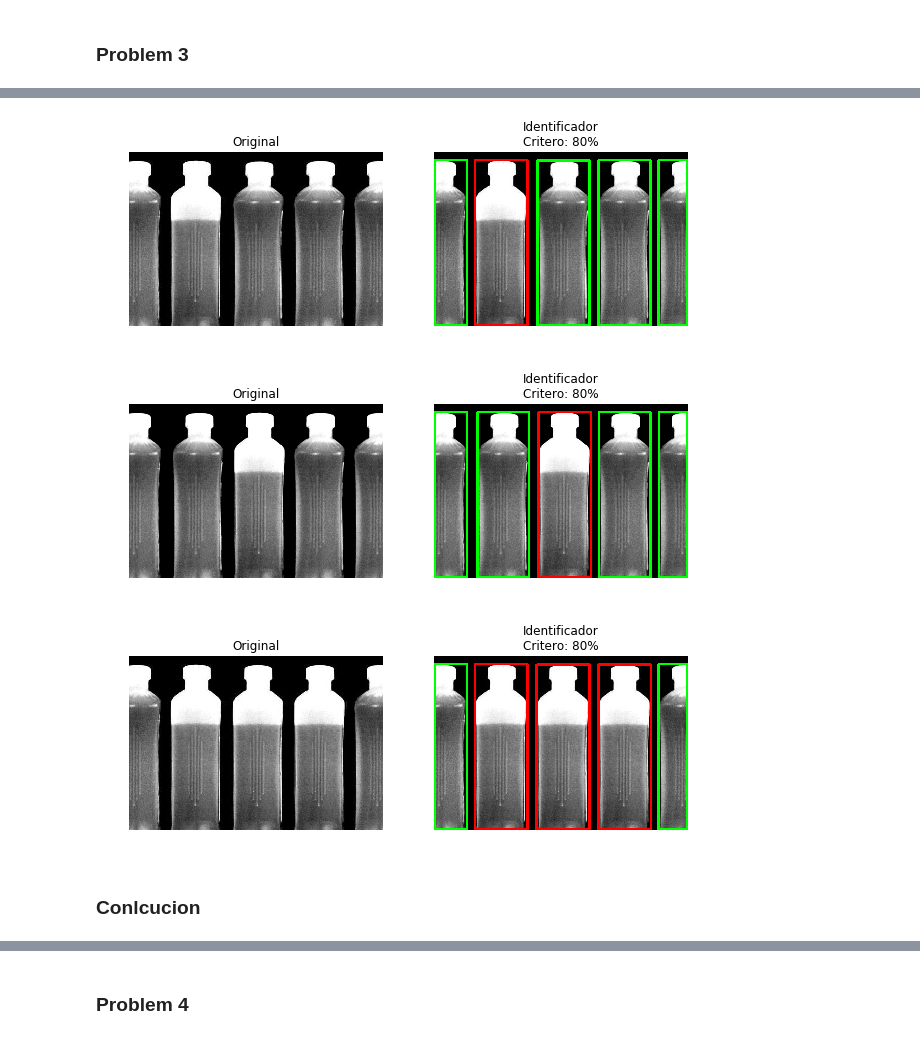
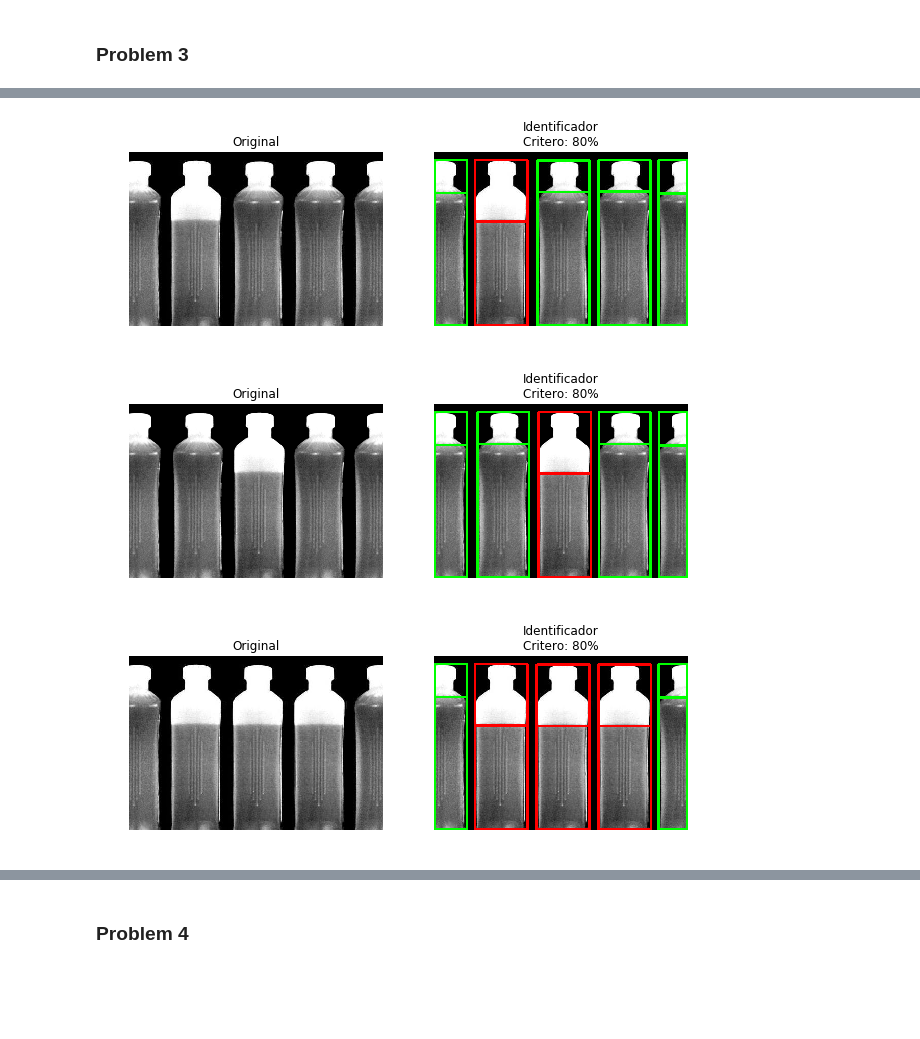
Before and after one commit to Jorgee1/Journey-to-PDI, a Jupyter notebook: Taller_5/problem_set_5.ipynb, the cells around one changed output, grey strips where cells are left out. Drawn from its saved outputs; the diff is of its cells as text; code cells hidden in the pictures; blank space fills up the shorter version.

```diff
--- a/Taller_5/problem_set_5.ipynb
+++ b/Taller_5/problem_set_5.ipynb
@@ -182,11 +182,6 @@ filled bottles and the regions that are detected as not properly filled bottles.
 Color = {
     "Good": (   0, 255,   0),
     "Bad" : ( 255,   0,   0),
-    "0": ( 255,   0,   0),
-    "1": (   0, 255,   0),
-    "2": (   0,   0, 255),
-    "3": ( 255, 255,   0),
-    "4": (   0, 255, 255)
 }
 
 def blur(img, kernel):
@@ -225,6 +220,13 @@ img = [
 # Identificador ###############################################
 
 def bottleCheker(img, limit):
+    # Funcion identificadora del nivel de llenado de botellas
+    #
+    # Como parametros de entrada toma la imagen de las botellas y el porcentaje de llenado aceptable
+    #
+    # De salida regresa la imagen de entrada, pero con las botellas aceptables en verde y las defectuosas en rojo.
+    # Tambien señala el nivel indetificado de llenado
+    #
     test = img.copy()
     drawer = gray2rgb(test)
 
@@ -269,8 +271,7 @@ def bottleCheker(img, limit):
             color = "Good"
 
         drawer = rect(drawer, (min(cor_x) ,min(cor_y) ,max(cor_x) ,max(cor_y)), Color[color])
-        #drawer = rect(drawer, (halfCoorMin[i][0] ,halfCoorMin[i][1] ,halfCoorMax[i][0] ,halfCoorMax[i][1]), Color[color])
-        # print(max(cor_y) - min(cor_y), " ", halfCoorMax[i][1]-halfCoorMin[i][1])
+        drawer = rect(drawer, (min(cor_x) ,min(cor_y), max(cor_x), halfCoorMax[index][1]), Color[color])
 
 
     return drawer
@@ -279,35 +280,33 @@ def bottleCheker(img, limit):
 
 
 # ploter ######################################################
 porcentaje = 80
 for i in range(len(img)):
     plt.figure(figsize=(10,10))
 
     temp = img[i].copy()
 
     plt.subplot(1, 2, 1)
     plt.imshow(temp, cmap="gray")
     plt.title("Original")
     plt.axis("off")
 
     plt.subplot(1, 2, 2)
     plt.imshow(bottleCheker(temp, porcentaje), cmap="gray")
     plt.title("Identificador\nCritero: " + str(porcentaje) + "%")
     plt.axis("off")
 
     plt.show()
 
 ###############################################################
 
 
 # Clean Up ####################################################
 img    = None
 Color  = None
 temp   = None
 ###############################################################
 # %% [output]
-[figure, old version]
+[figure, new version]
-[figure, old version]
+[figure, new version]
-[figure, old version]
+[figure, new version]
-# %% [markdown]
-### Conlcucion
```
Also changed, not shown: parts of 1 cell of this notebook.
